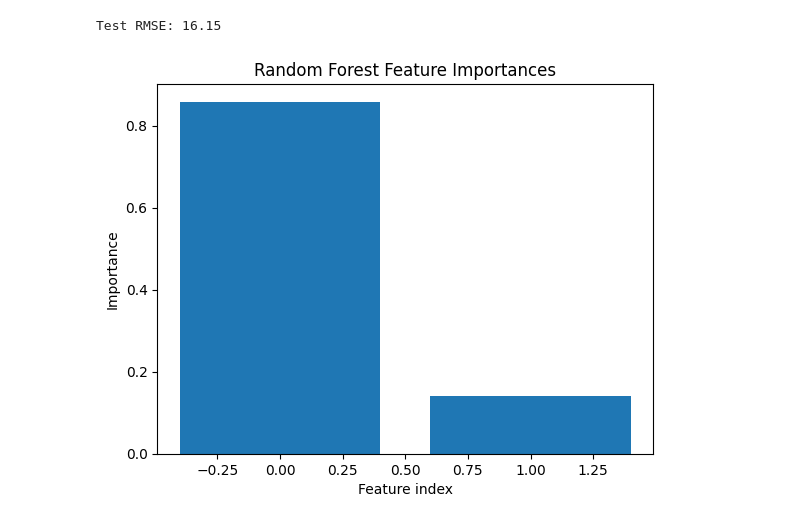
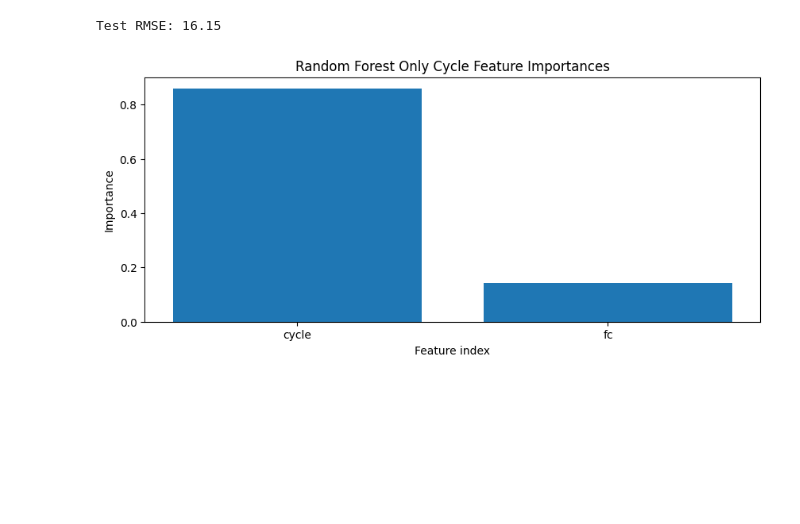
Before and after one commit to leon-kj/MAR-PdM-RUL-Turbofan, a Jupyter notebook: notebooks/MAR_RandomForest_onlyCycle.ipynb, the cells around one changed output. Cells and saved outputs as stored; diff of their text form; code cells hidden in the pictures; blank space fills up the shorter version.

Commit message:
Updating Plot Figsize to match with matura paper style

```diff
--- a/notebooks/MAR_RandomForest_onlyCycle.ipynb
+++ b/notebooks/MAR_RandomForest_onlyCycle.ipynb
@@ -207,13 +207,15 @@ Test RMSE: 16.15
 # %%
 # Feature importances
 importances = model.feature_importances_
-plt.bar(range(len(importances)), importances)
+feature_names = (["cycle", "fc"])
+plt.figure(figsize=(10, 4))
+plt.bar(feature_names, importances)
 plt.xlabel("Feature index")
 plt.ylabel("Importance")
-plt.title("Random Forest Feature Importances")
+plt.title("Random Forest Only Cycle Feature Importances")
 plt.show()
 # %% [output]
-[figure, old version]
+[figure, new version]
 # %%
 unit_ids_test = A_test[:, 0]
 unit = 12
```
Also changed, not shown: parts of 1 cell of this notebook, 12 other files.
